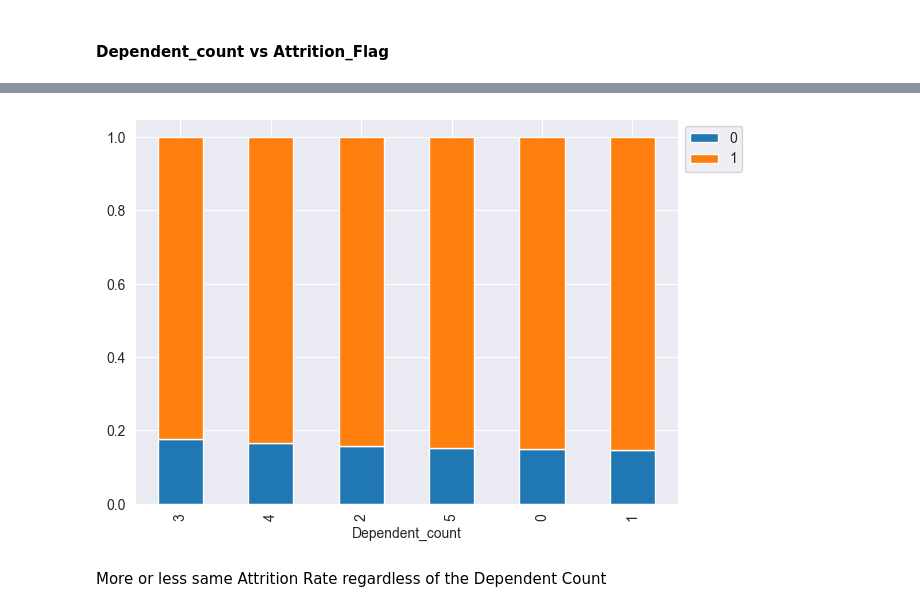
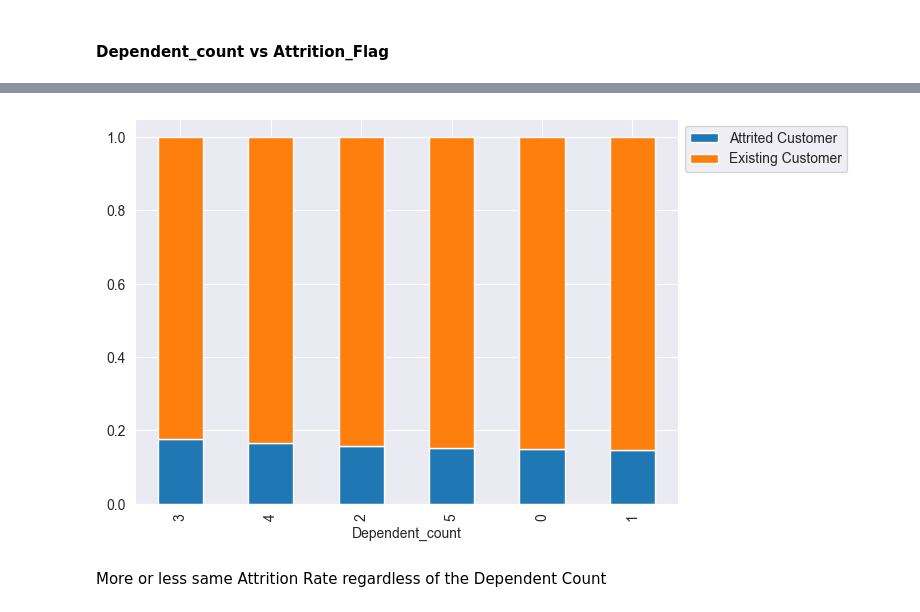
Before and after one commit to anirbanbagchi1979/aiml, a Jupyter notebook: UT-Austin-PGP/CreditCard-Project/Credit Card Users Churn Prediction_v1.ipynb, the cells around one changed output, grey strips where cells are left out. Saved outputs shown, nothing was run; the diff lists cells and outputs as text; code cells hidden in the pictures.

```diff
--- a/UT-Austin-PGP/CreditCard-Project/Credit Card Users Churn Prediction_v1.ipynb
+++ b/UT-Austin-PGP/CreditCard-Project/Credit Card Users Churn Prediction_v1.ipynb
@@ -783,5 +783,5 @@ Attrition Rates are lower as the number of Relationships increase. So more accou
 # %% [markdown]
 #### Dependent_count vs Attrition_Flag
 # %%
-stacked_barplot(df1, "Dependent_count", "Attrition_Flag")
+stacked_barplot(data, "Dependent_count", "Attrition_Flag")
 # %% [output]
@@ -797,5 +797,5 @@ All              1627  8500  10127
 ------------------------------------------------------------------------------------------------------------------------
-[figure, old version]
+[figure, new version]
 # %% [markdown]
 More or less same Attrition Rate regardless of the Dependent Count
 # %% [markdown]
```
Also changed, not shown: parts of 75 cells of this notebook, 1 other file.
